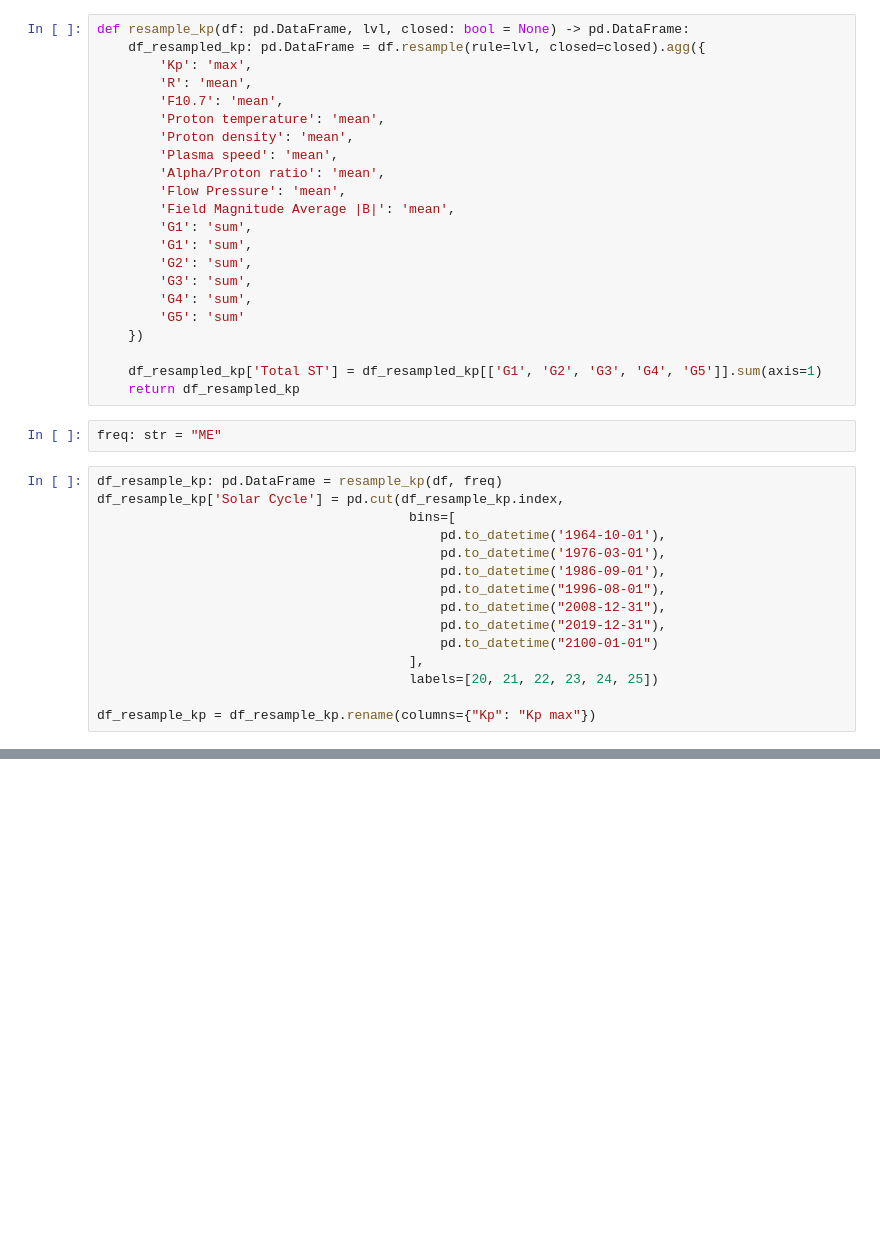
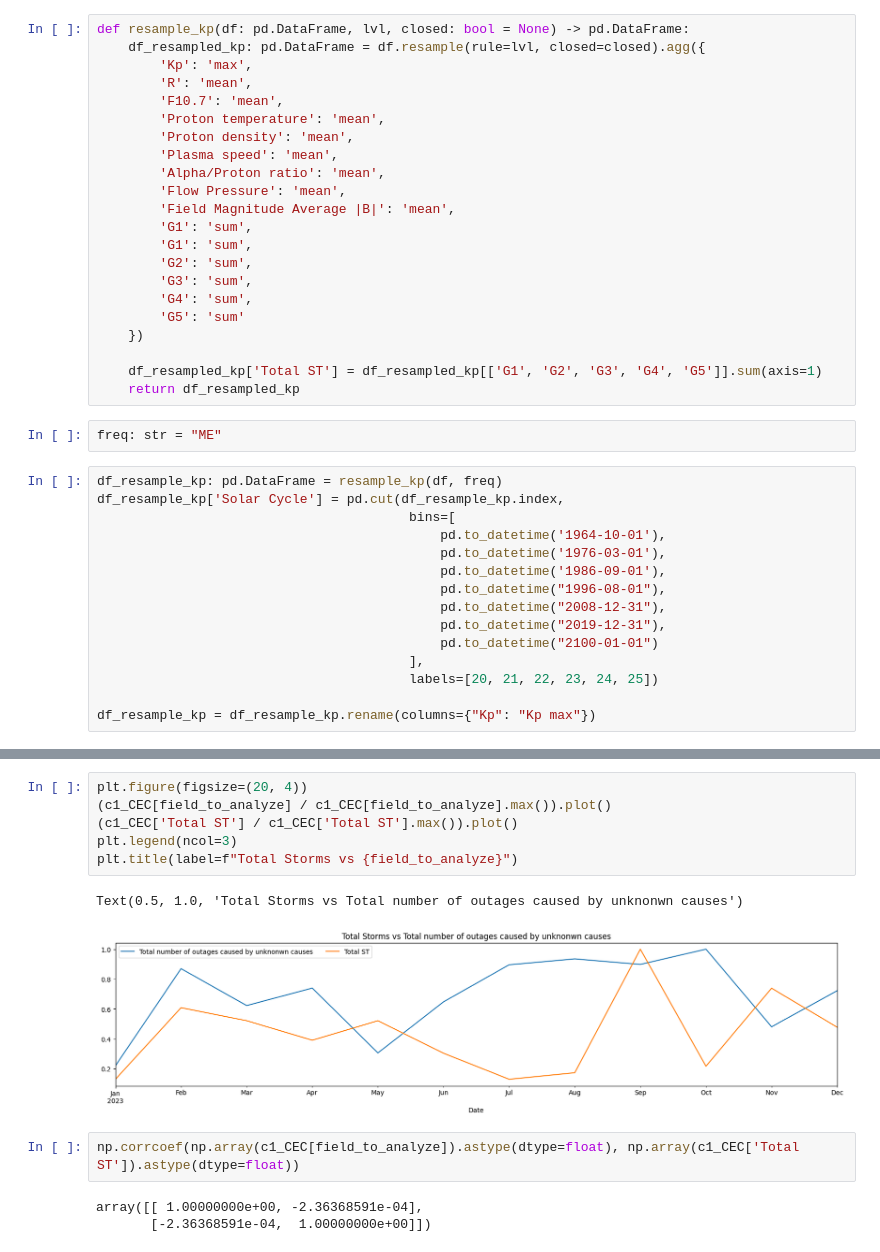
Before and after one commit to MauroGonzalez51/solar-study, a Jupyter notebook: test.ipynb, the cells around one changed output, grey strips where cells are left out. Drawn from its saved outputs; the diff is of its cells as text; blank space fills up the shorter version.

```diff
--- a/test.ipynb
+++ b/test.ipynb
@@ -255,0 +284,14 @@ df_resample_kp = df_resample_kp.rename(columns={"Kp": "Kp max"})
+# %%
+plt.figure(figsize=(20, 4))
+(c1_CEC[field_to_analyze] / c1_CEC[field_to_analyze].max()).plot()
+(c1_CEC['Total ST'] / c1_CEC['Total ST'].max()).plot()
+plt.legend(ncol=3)
+plt.title(label=f"Total Storms vs {field_to_analyze}")
+# %% [output]
+Text(0.5, 1.0, 'Total Storms vs Total number of outages caused by unknonwn causes')
+[figure, added]
+# %%
+np.corrcoef(np.array(c1_CEC[field_to_analyze]).astype(dtype=float), np.array(c1_CEC['Total ST']).astype(dtype=float))
+# %% [output]
+array([[ 1.00000000e+00, -2.36368591e-04],
+       [-2.36368591e-04,  1.00000000e+00]])
```
Also changed, not shown: parts of 14 cells of this notebook.
